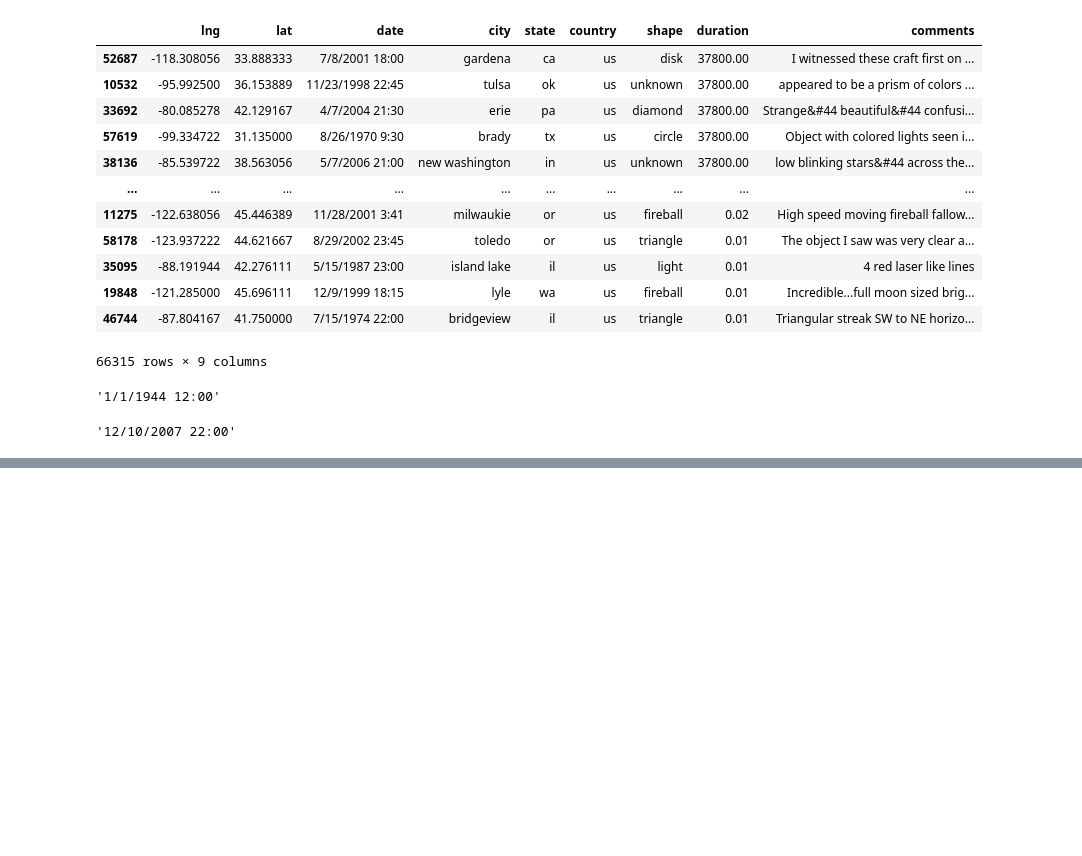
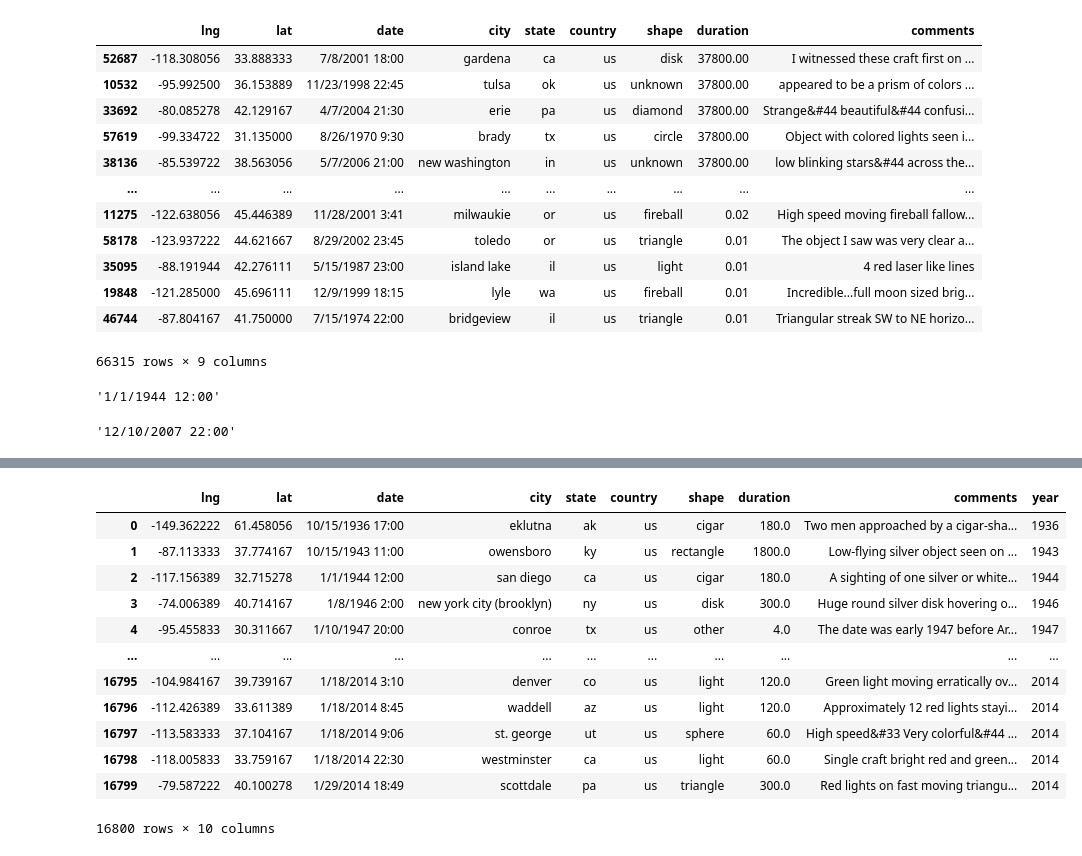
Before and after one commit to remy177/ufoProject, a Jupyter notebook: ufoCSV.ipynb, the cells around one changed output, grey strips where cells are left out. Cells and saved outputs as stored; diff of their text form; code cells hidden in the pictures; blank space fills up the shorter version.

```diff
--- a/ufoCSV.ipynb
+++ b/ufoCSV.ipynb
@@ -135,3 +135,7 @@ us16800_df["date"].min()
 us16800_df["date"].max()
 # %% [output]
 '12/10/2007 22:00'
+# %%
+us16800_df['year'] = pd.DatetimeIndex(us16800_df['date']).year
+us16800_df = us16800_df.sort_values('year').reset_index(drop=True)
+us16800_df.head()
@@ -137,0 +169,16 @@ us16800_df["date"].max()
+# %%
+us16800_df
+# %% [output]
+|  | lng | lat | date | city | state | country | shape | duration | comments | year |
+| 0 | -149.362222 | 61.458056 | 10/15/1936 17:00 | eklutna | ak | us | cigar | 180.0 | Two men approached by a cigar-sha... | 1936 |
+| 1 | -87.113333 | 37.774167 | 10/15/1943 11:00 | owensboro | ky | us | rectangle | 1800.0 | Low-flying silver object seen on ... | 1943 |
+| 2 | -117.156389 | 32.715278 | 1/1/1944 12:00 | san diego | ca | us | cigar | 180.0 | A sighting of one silver or white... | 1944 |
+| 3 | -74.006389 | 40.714167 | 1/8/1946 2:00 | new york city (brooklyn) | ny | us | disk | 300.0 | Huge round silver disk hovering o... | 1946 |
+| 4 | -95.455833 | 30.311667 | 1/10/1947 20:00 | conroe | tx | us | other | 4.0 | The date was early 1947 before Ar... | 1947 |
+| ... | ... | ... | ... | ... | ... | ... | ... | ... | ... | ... |
+| 16795 | -104.984167 | 39.739167 | 1/18/2014 3:10 | denver | co | us | light | 120.0 | Green light moving erratically ov... | 2014 |
+| 16796 | -112.426389 | 33.611389 | 1/18/2014 8:45 | waddell | az | us | light | 120.0 | Approximately 12 red lights stayi... | 2014 |
+| 16797 | -113.583333 | 37.104167 | 1/18/2014 9:06 | st. george | ut | us | sphere | 60.0 | High speed&#33 Very colorful&#44 ... | 2014 |
+| 16798 | -118.005833 | 33.759167 | 1/18/2014 22:30 | westminster | ca | us | light | 60.0 | Single craft bright red and green... | 2014 |
+| 16799 | -79.587222 | 40.100278 | 1/29/2014 18:49 | scottdale | pa | us | triangle | 300.0 | Red lights on fast moving triangu... | 2014 |
+16800 rows × 10 columns
```
Also changed, not shown: parts of 3 cells of this notebook, 6 other files.
